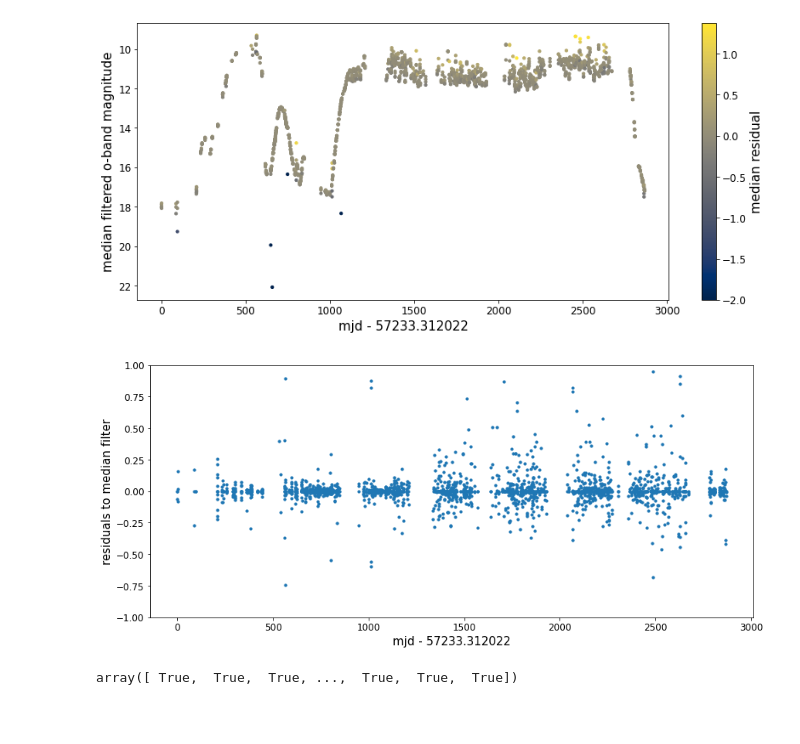
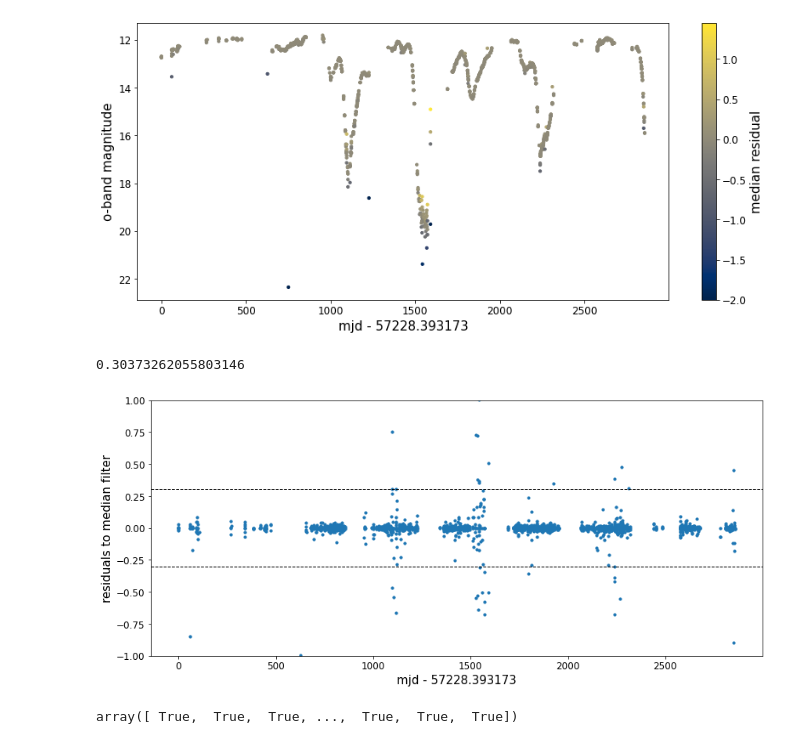
Before and after one commit to courtcraw/Notebooks, a Jupyter notebook: decline_detection.ipynb, the cells around one changed output. Cells and saved outputs as stored; diff of their text form; code cells hidden in the pictures; blank space fills up the shorter version.

```diff
--- a/decline_detection.ipynb
+++ b/decline_detection.ipynb
@@ -16,6 +128,6 @@ plt.style.use('court.mplstyle')
 # %%
-# atlas = pd.read_csv('../data/RCB_LC_FORTESTING/2023-06-15_WISEJ194218.38-203247.5_ATLAS.csv')
-atlas = pd.read_csv('../data/RCB_LC_FORTESTING/2023-06-15_AOHer_ATLAS.csv')
+atlas = pd.read_csv('../data/RCB_LC_FORTESTING/2023-06-15_WISEJ194218.38-203247.5_ATLAS.csv')
+# atlas = pd.read_csv('../data/RCB_LC_FORTESTING/2023-06-15_AOHer_ATLAS.csv')
 # atlas = pd.read_csv('../data/RCB_LC_FORTESTING/2023-06-19_ASAS-RCB-14_ATLAS.csv')
 # atlas = pd.read_csv('../data/RCB_LC_FORTESTING/2023-06-19_ASAS-RCB-16_ATLAS.csv')
 # atlas = pd.read_csv('../data/RCB_LC_FORTESTING/2023-06-19_ASAS-RCB-19_ATLAS.csv')
@@ -126,21 +271,28 @@ plt.scatter(oband['mjd']-oband['mjd'][0],oband['m'],s=10,
             c=median_filtered-oband['m'],cmap='cividis')
 plt.gca().invert_yaxis()
 plt.xlabel('mjd - '+str(oband['mjd'][0]))
-plt.ylabel('median filtered o-band magnitude')
+plt.ylabel('o-band magnitude')
 plt.colorbar(label='median residual')
 # plt.clim(vmax=-1)
 plt.clim(vmin=-2)
 plt.show()
 # %% [output]
-[figure, old version]
+[figure, new version]
 # %%
+deviation = np.std((median_filtered-oband['m']))
+print(deviation)
+
 plt.figure(figsize=(14,6))
+# plt.axvline(oband['mjd'][1000]-oband['mjd'][0])
 plt.scatter(oband['mjd']-oband['mjd'][0],median_filtered-oband['m'],s=10)
+plt.axhline(deviation,color='k',linestyle='--')
+plt.axhline(-deviation,color='k',linestyle='--')
 # plt.gca().invert_yaxis()
 plt.xlabel('mjd - '+str(oband['mjd'][0]))
 plt.ylabel('residuals to median filter')
 plt.ylim(-1,1)
 plt.show()
 # %% [output]
+0.30373262055803146
-[figure, old version]
+[figure, new version]
 # %%
```
Also changed, not shown: parts of 43 cells of this notebook, 2 other files.
